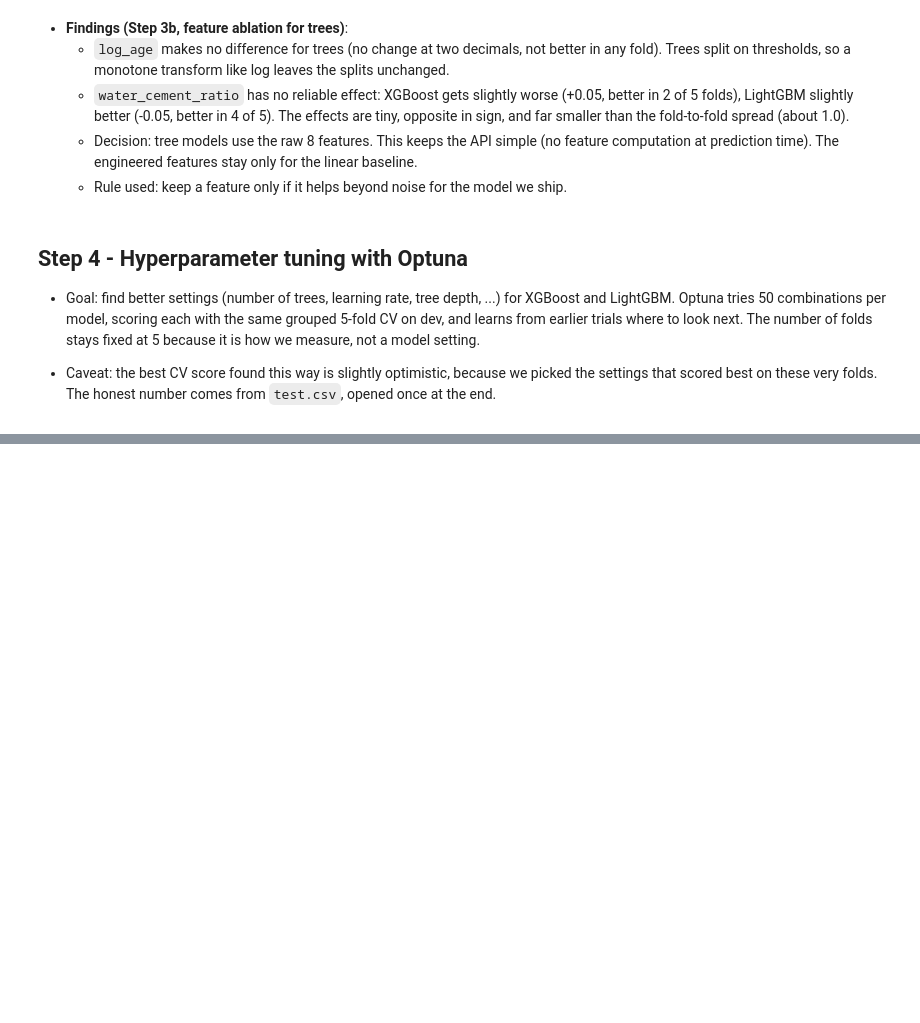
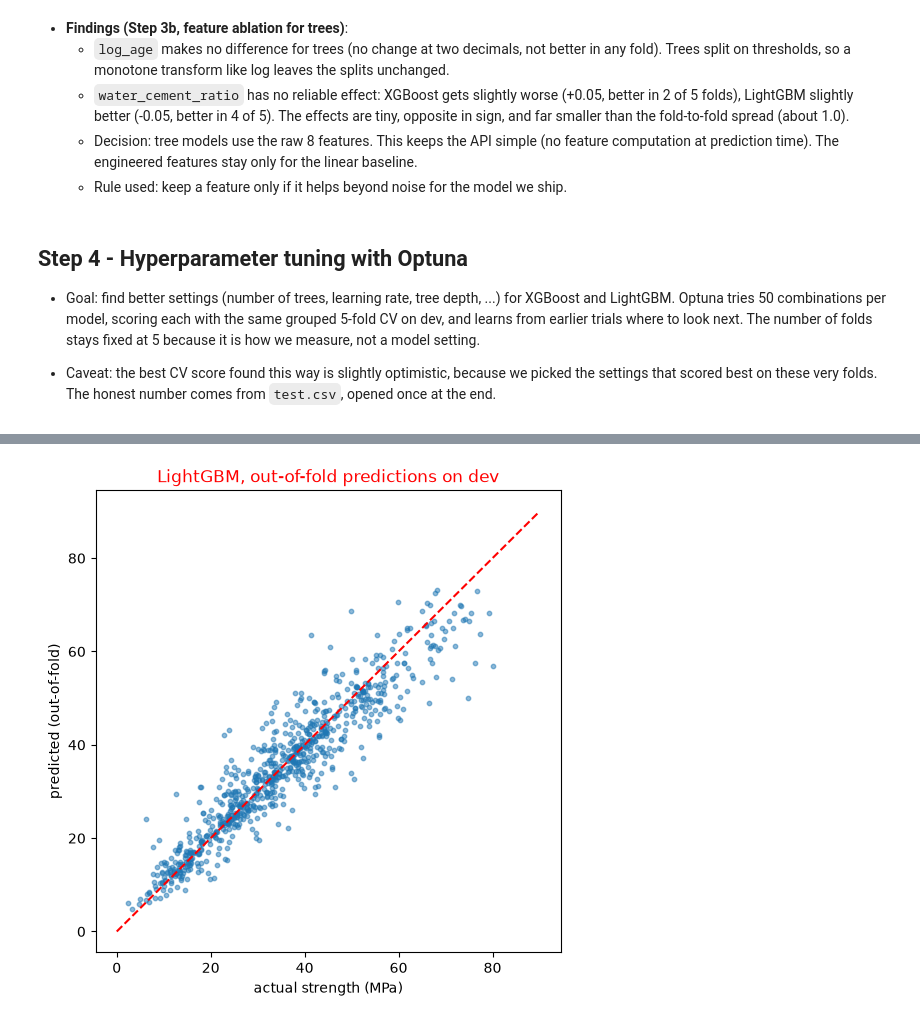
Before and after one commit to Mayank-jeet/StructIQ, a Jupyter notebook: backend/notebooks/02_modeling.ipynb, the cells around one changed output, grey strips where cells are left out. Cells and saved outputs as stored; diff of their text form; code cells hidden in the pictures; blank space fills up the shorter version.

```diff
--- a/backend/notebooks/02_modeling.ipynb
+++ b/backend/notebooks/02_modeling.ipynb
@@ -213,0 +258,10 @@ plt.show()
+# %%
+plt.figure(figsize=(6, 6))
+plt.scatter(y, oof, s=10, alpha=0.5)
+plt.plot([0, 90], [0, 90], "r--")  # perfect predictions lie on this line
+plt.xlabel("actual strength (MPa)")
+plt.ylabel("predicted (out-of-fold)")
+plt.title("LightGBM, out-of-fold predictions on dev",color='red')
+plt.show()
+# %% [output]
+[figure, added]
```
Also changed, not shown: parts of 15 cells of this notebook, 3 other files.
